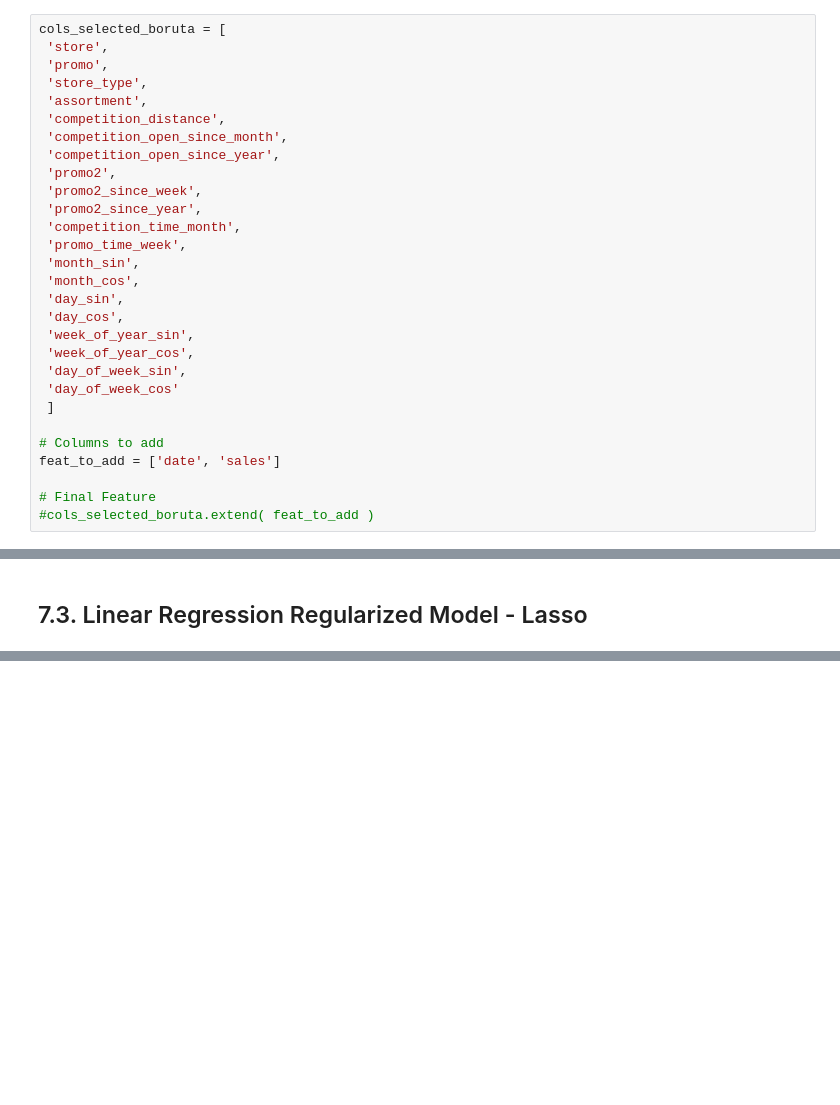
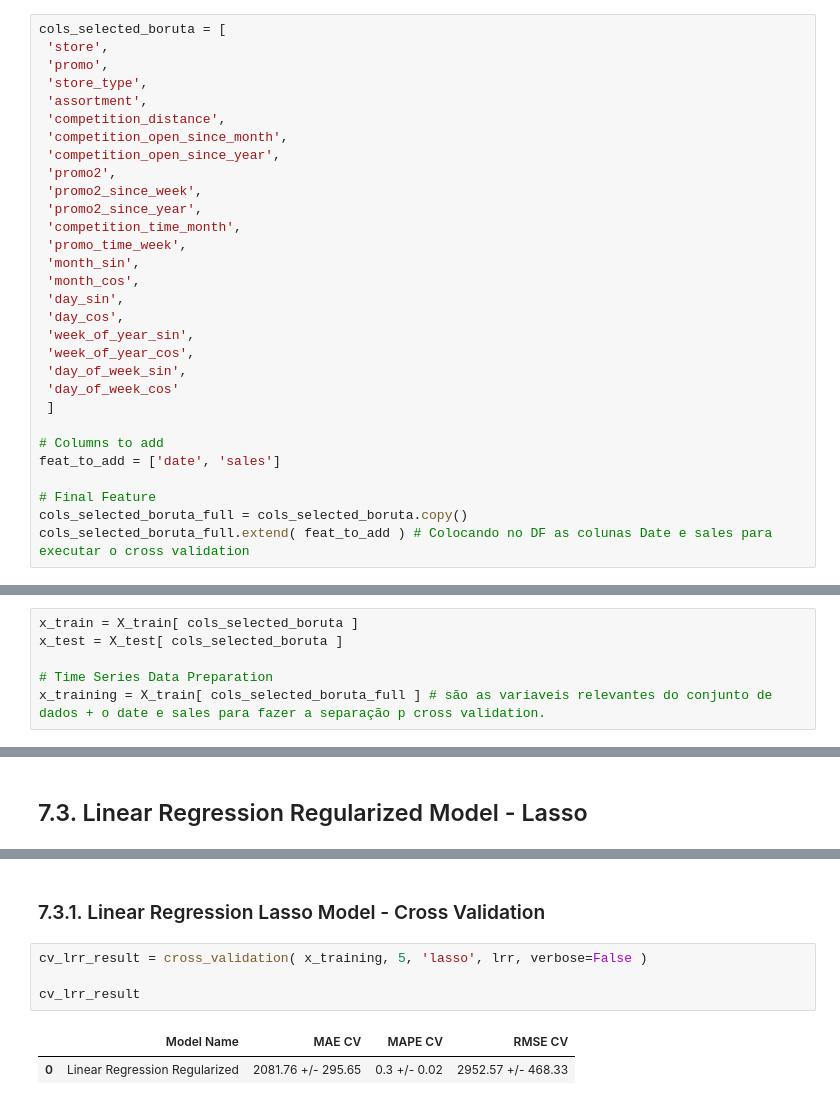
Before and after one commit to Eduupaiva/ds_em_produ, a Jupyter notebook: projeto_ds_em_prod.ipynb, the cells around one changed output, grey strips where cells are left out. Drawn from its saved outputs; the diff is of its cells as text; blank space fills up the shorter version.

```diff
--- a/projeto_ds_em_prod.ipynb
+++ b/projeto_ds_em_prod.ipynb
@@ -1124,6 +1154,7 @@ cols_selected_boruta = [
 feat_to_add = ['date', 'sales']
 
 # Final Feature
-#cols_selected_boruta.extend( feat_to_add )
+cols_selected_boruta_full = cols_selected_boruta.copy()
+cols_selected_boruta_full.extend( feat_to_add ) # Colocando no DF as colunas Date e sales para executar o cross validation
 # %% [markdown]
 # 7.0. Machine Learning Modelling
@@ -1133,3 +1161,9 @@ x_test = X_test[ cols_selected_boruta ]
+# %%
+x_train = X_train[ cols_selected_boruta ]
+x_test = X_test[ cols_selected_boruta ]
+
+# Time Series Data Preparation
+x_training = X_train[ cols_selected_boruta_full ] # são as variaveis relevantes do conjunto de dados + o date e sales para fazer a separação p cross validation.
 # %% [markdown]
 ## 7.1. Average Model
 # %%
@@ -1182,0 +1226,9 @@ lrr_result
+# %% [markdown]
+### 7.3.1. Linear Regression Lasso Model - Cross Validation
+# %%
+cv_lrr_result = cross_validation( x_training, 5, 'lasso', lrr, verbose=False )
+
+cv_lrr_result
+# %% [output]
+|  | Model Name | MAE CV | MAPE CV | RMSE CV |
+| 0 | Linear Regression Regularized | 2081.76 +/- 295.65 | 0.3 +/- 0.02 | 2952.57 +/- 468.33 |
```
Also changed, not shown: parts of 24 cells of this notebook.
